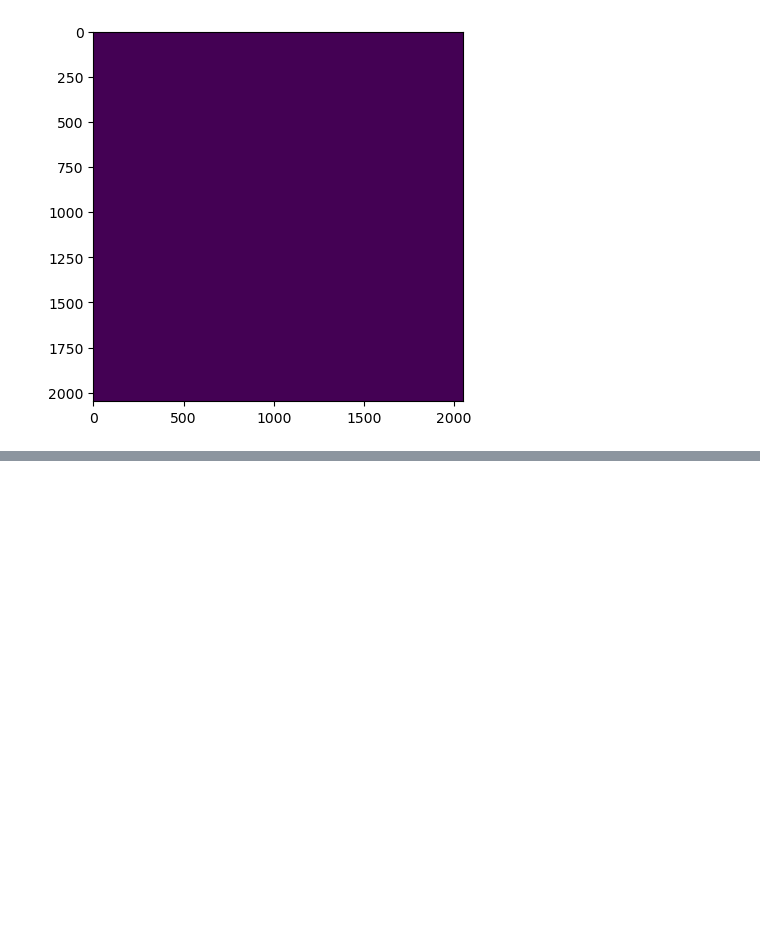
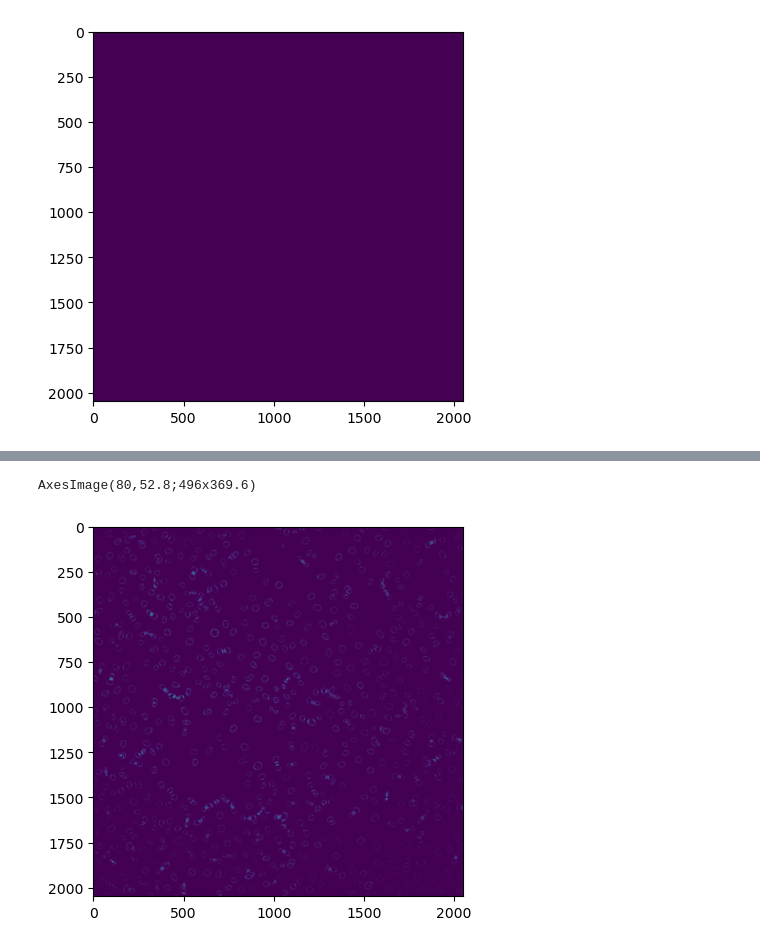
Before and after one commit to jblackwelder64/WEKA-XGBoost-Chromatin-Model, a Jupyter notebook: Main Notebook-Rip-HOG.ipynb, the cells around one changed output, grey strips where cells are left out. Saved outputs shown, nothing was run; the diff lists cells and outputs as text; code cells hidden in the pictures; blank space fills up the shorter version.

```diff
--- a/Main Notebook-Rip-HOG.ipynb
+++ b/Main Notebook-Rip-HOG.ipynb
@@ -468,0 +616,7 @@ print(max(y_pred_2))
+# %%
+temp = skimage.filters.frangi(img, sigmas=[.5,1,2,4,8,16], alpha=.1,
+                                  beta=.1, gamma=5, black_ridges=False, mode='reflect', cval=0)
+print(plt.imshow(temp))
+# %% [output]
+AxesImage(80,52.8;496x369.6)
+[figure, added]
```
Also changed, not shown: parts of 23 cells of this notebook, 2 other files.
